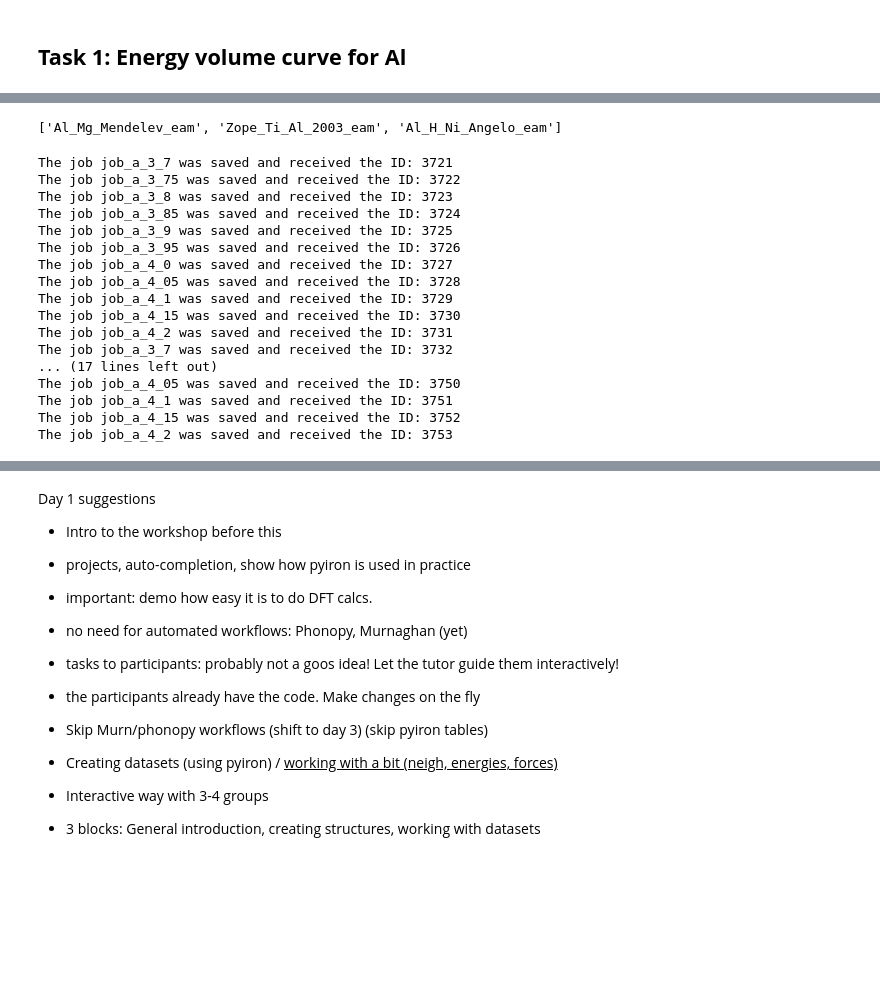
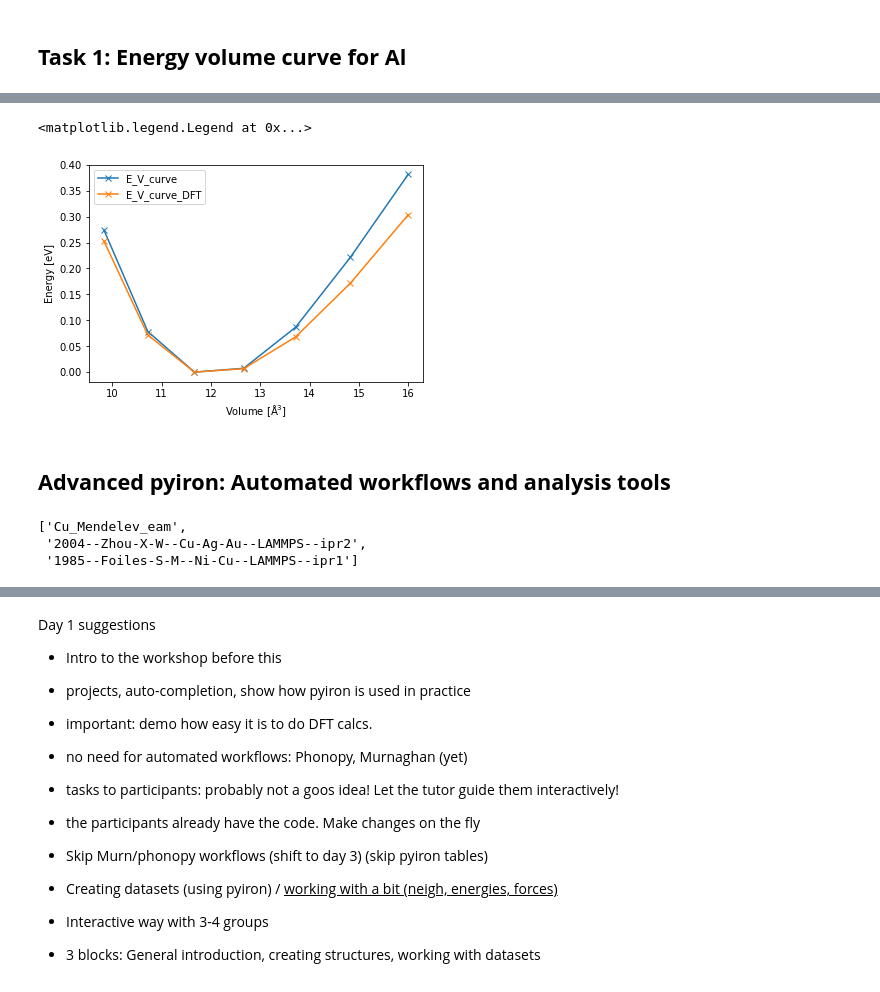
Before and after one commit to pyiron-workshop/potentials-workshop-2021, a Jupyter notebook: day_1/ex_01_introduction_to_pyiron.ipynb, the cells around one changed output, grey strips where cells are left out. Cells and saved outputs as stored; diff of their text form; code cells hidden in the pictures; blank space fills up the shorter version.

```diff
--- a/day_1/ex_01_introduction_to_pyiron.ipynb
+++ b/day_1/ex_01_introduction_to_pyiron.ipynb
@@ -346,0 +345,14 @@ plt.ylabel("Energy [eV]");
+# %%
+%%time
+pr_ev = pr.create_group("E_V_curve_DFT") # Creating a new sub-project within the main project
+a_list = np.linspace(3.4, 4.0, 7)
+for a in a_list:
+    job_name = "job_a_{:.4}".format(a).replace(".", "_")
+    job = pr_ev.create_job(pr_ev.job_type.Sphinx, job_name)
+    job.structure = pr_ev.create_ase_bulk("Cu", a=a)
+    job.set_exchange_correlation_functional("PBE")
+    job.plane_wave_cutoff = 350
+    job.set_kpoints(mesh=[4, 4, 4])
+    job.set_occupancy_smearing("fermi", 0.1)
+    job.calc_minimize()
+    job.run()
@@ -346,0 +369,19 @@ plt.ylabel("Energy [eV]");
+# %%
+%%time
+# Analysing the data
+group_list = pr.list_groups()
+
+for group in group_list:
+    vol_list = list()
+    energy_list = list()
+    for job in pr[group].iter_jobs(convert_to_object=False, status="finished"):
+        vol_list.append(get_volume(job))
+        energy_list.append(get_energy(job))
+    args = np.argsort(vol_list)
+    vol_list = np.array(vol_list)
+    energy_list = np.array(energy_list)
+    plt.plot(vol_list[args], energy_list[args] - np.min(energy_list), "-x", label=group)
+plt.xlabel("Volume [$\mathrm{\AA^3}$]")
+plt.ylabel("Energy [eV]")
+plt.legend();
+# %% [output]
@@ -347,37 +390,13 @@ plt.ylabel("Energy [eV]");
+<matplotlib.legend.Legend at 0x...>
+[figure, added]
+# %% [markdown]
+## **Advanced pyiron: Automated workflows and analysis tools**
 # %%
 num_pot = 3
 pot_finder = pr.inspect_emperical_potentials()
-pot_list = pot_finder.find("Al").Name.to_list()[0:num_pot]
+pot_list = pot_finder.find("Cu").Name.to_list()[:num_pot]
 pot_list
 # %% [output]
-['Al_Mg_Mendelev_eam', 'Zope_Ti_Al_2003_eam', 'Al_H_Ni_Angelo_eam']
+['Cu_Mendelev_eam',
+ '2004--Zhou-X-W--Cu-Ag-Au--LAMMPS--ipr2',
+ '1985--Foiles-S-M--Ni-Cu--LAMMPS--ipr1']
-# %%
-a_list = np.linspace(3.7, 4.2, 11)
-pr = Project("E_V_potentials")
-for pot in pot_list:
-    pr_ev = pr.create_group(pot)
-    for a in a_list:
-        job_name = "job_a_{:.4}".format(a).replace(".", "_")
-        job = pr_ev.create_job(pr_ev.job_type.Lammps, job_name)
-        job.structure = pr_ev.create_ase_bulk("Al", a=a, cubic=True)
-        job.potential = pot
-        job.calc_minimize()
-        job.run()
-# %% [output]
-The job job_a_3_7 was saved and received the ID: 3721
-The job job_a_3_75 was saved and received the ID: 3722
-The job job_a_3_8 was saved and received the ID: 3723
-The job job_a_3_85 was saved and received the ID: 3724
-The job job_a_3_9 was saved and received the ID: 3725
-The job job_a_3_95 was saved and received the ID: 3726
-The job job_a_4_0 was saved and received the ID: 3727
-The job job_a_4_05 was saved and received the ID: 3728
-The job job_a_4_1 was saved and received the ID: 3729
-The job job_a_4_15 was saved and received the ID: 3730
-The job job_a_4_2 was saved and received the ID: 3731
-The job job_a_3_7 was saved and received the ID: 3732
-... (17 lines left out)
-The job job_a_4_05 was saved and received the ID: 3750
-The job job_a_4_1 was saved and received the ID: 3751
-The job job_a_4_15 was saved and received the ID: 3752
-The job job_a_4_2 was saved and received the ID: 3753
```
Also changed, not shown: parts of 51 cells of this notebook.
